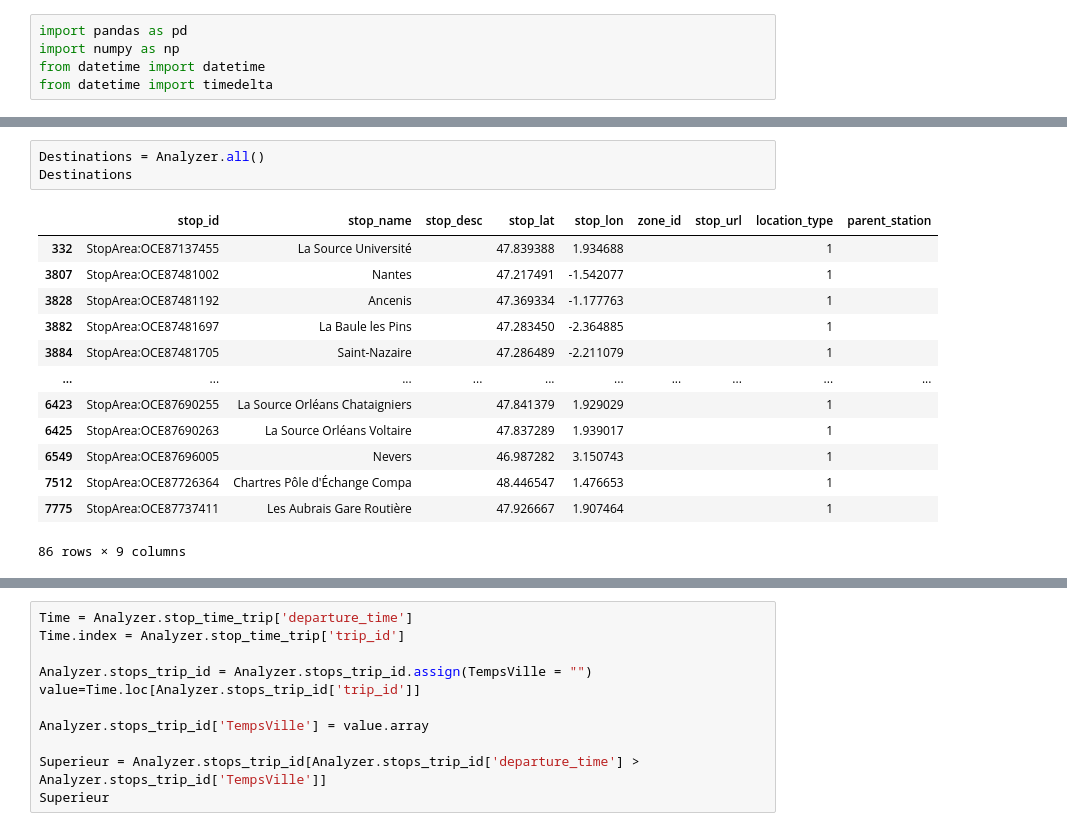
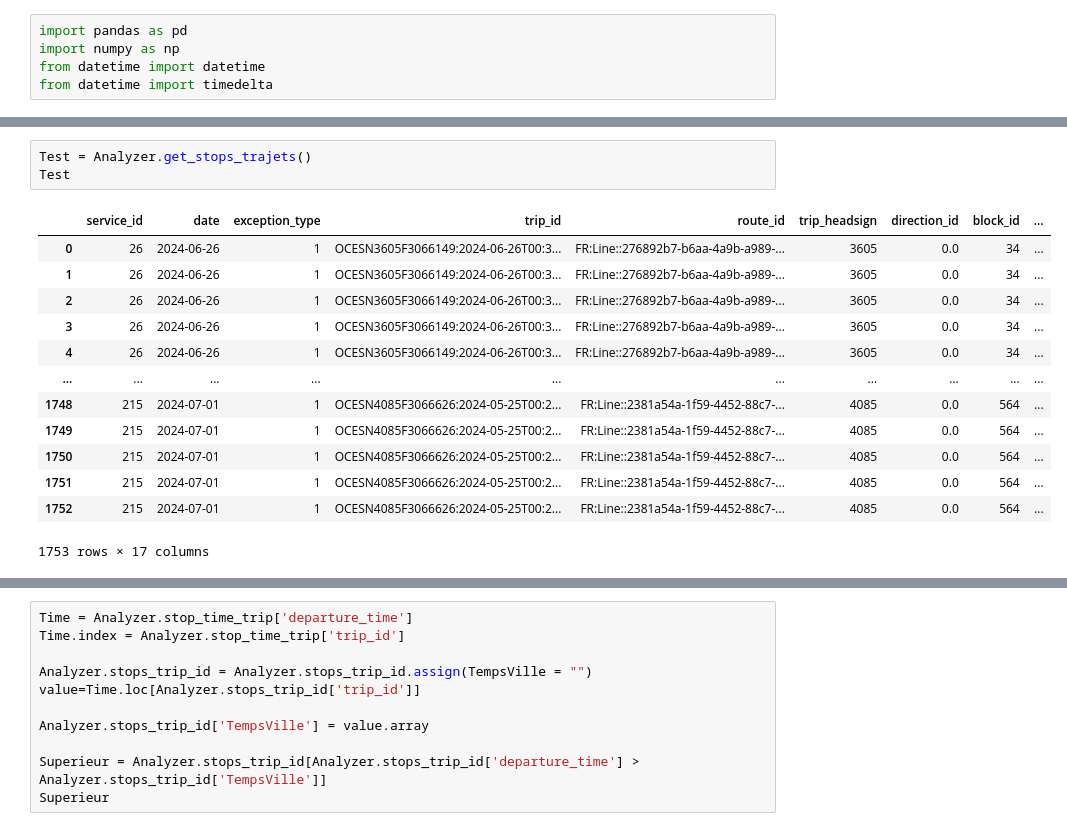
Before and after one commit to Arnolec/City2Anywhere, a Jupyter notebook: AnalyzerGTFS.ipynb, the cells around one changed output, grey strips where cells are left out. Drawn from its saved outputs; the diff is of its cells as text.

```diff
--- a/AnalyzerGTFS.ipynb
+++ b/AnalyzerGTFS.ipynb
@@ -136,17 +124,17 @@ Analyzer.get_destinations()
-# %%
-Destinations = Analyzer.all()
-Destinations
-# %% [output]
-|  | stop_id | stop_name | stop_desc | stop_lat | stop_lon | zone_id | stop_url | location_type | parent_station |
-| 332 | StopArea:OCE87137455 | La Source Université |  | 47.839388 | 1.934688 |  |  | 1 |  |
-| 3807 | StopArea:OCE87481002 | Nantes |  | 47.217491 | -1.542077 |  |  | 1 |  |
-| 3828 | StopArea:OCE87481192 | Ancenis |  | 47.369334 | -1.177763 |  |  | 1 |  |
-| 3882 | StopArea:OCE87481697 | La Baule les Pins |  | 47.283450 | -2.364885 |  |  | 1 |  |
-| 3884 | StopArea:OCE87481705 | Saint-Nazaire |  | 47.286489 | -2.211079 |  |  | 1 |  |
-| ... | ... | ... | ... | ... | ... | ... | ... | ... | ... |
-| 6423 | StopArea:OCE87690255 | La Source Orléans Chataigniers |  | 47.841379 | 1.929029 |  |  | 1 |  |
-| 6425 | StopArea:OCE87690263 | La Source Orléans Voltaire |  | 47.837289 | 1.939017 |  |  | 1 |  |
-| 6549 | StopArea:OCE87696005 | Nevers |  | 46.987282 | 3.150743 |  |  | 1 |  |
-| 7512 | StopArea:OCE87726364 | Chartres Pôle d'Échange Compa |  | 48.446547 | 1.476653 |  |  | 1 |  |
-| 7775 | StopArea:OCE87737411 | Les Aubrais Gare Routière |  | 47.926667 | 1.907464 |  |  | 1 |  |
-86 rows × 9 columns
+# %%
+Test = Analyzer.get_stops_trajets()
+Test
+# %% [output]
+|  | service_id | date | exception_type | trip_id | route_id | trip_headsign | direction_id | block_id | ... |
+| 0 | 26 | 2024-06-26 | 1 | OCESN3605F3066149:2024-06-26T00:3... | FR:Line::276892b7-b6aa-4a9b-a989-... | 3605 | 0.0 | 34 | ... |
+| 1 | 26 | 2024-06-26 | 1 | OCESN3605F3066149:2024-06-26T00:3... | FR:Line::276892b7-b6aa-4a9b-a989-... | 3605 | 0.0 | 34 | ... |
+| 2 | 26 | 2024-06-26 | 1 | OCESN3605F3066149:2024-06-26T00:3... | FR:Line::276892b7-b6aa-4a9b-a989-... | 3605 | 0.0 | 34 | ... |
+| 3 | 26 | 2024-06-26 | 1 | OCESN3605F3066149:2024-06-26T00:3... | FR:Line::276892b7-b6aa-4a9b-a989-... | 3605 | 0.0 | 34 | ... |
+| 4 | 26 | 2024-06-26 | 1 | OCESN3605F3066149:2024-06-26T00:3... | FR:Line::276892b7-b6aa-4a9b-a989-... | 3605 | 0.0 | 34 | ... |
+| ... | ... | ... | ... | ... | ... | ... | ... | ... | ... |
+| 1748 | 215 | 2024-07-01 | 1 | OCESN4085F3066626:2024-05-25T00:2... | FR:Line::2381a54a-1f59-4452-88c7-... | 4085 | 0.0 | 564 | ... |
+| 1749 | 215 | 2024-07-01 | 1 | OCESN4085F3066626:2024-05-25T00:2... | FR:Line::2381a54a-1f59-4452-88c7-... | 4085 | 0.0 | 564 | ... |
+| 1750 | 215 | 2024-07-01 | 1 | OCESN4085F3066626:2024-05-25T00:2... | FR:Line::2381a54a-1f59-4452-88c7-... | 4085 | 0.0 | 564 | ... |
+| 1751 | 215 | 2024-07-01 | 1 | OCESN4085F3066626:2024-05-25T00:2... | FR:Line::2381a54a-1f59-4452-88c7-... | 4085 | 0.0 | 564 | ... |
+| 1752 | 215 | 2024-07-01 | 1 | OCESN4085F3066626:2024-05-25T00:2... | FR:Line::2381a54a-1f59-4452-88c7-... | 4085 | 0.0 | 564 | ... |
+1753 rows × 17 columns
```
Also changed, not shown: parts of 10 cells of this notebook, 1 other file.
